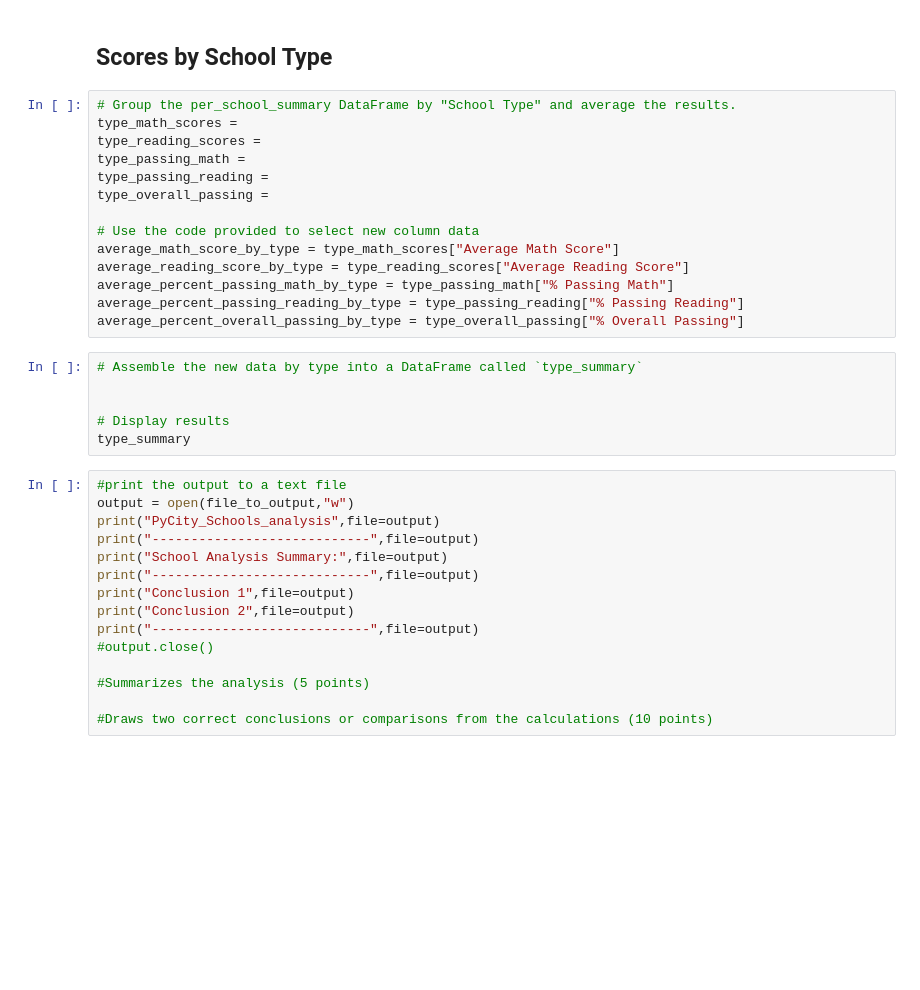
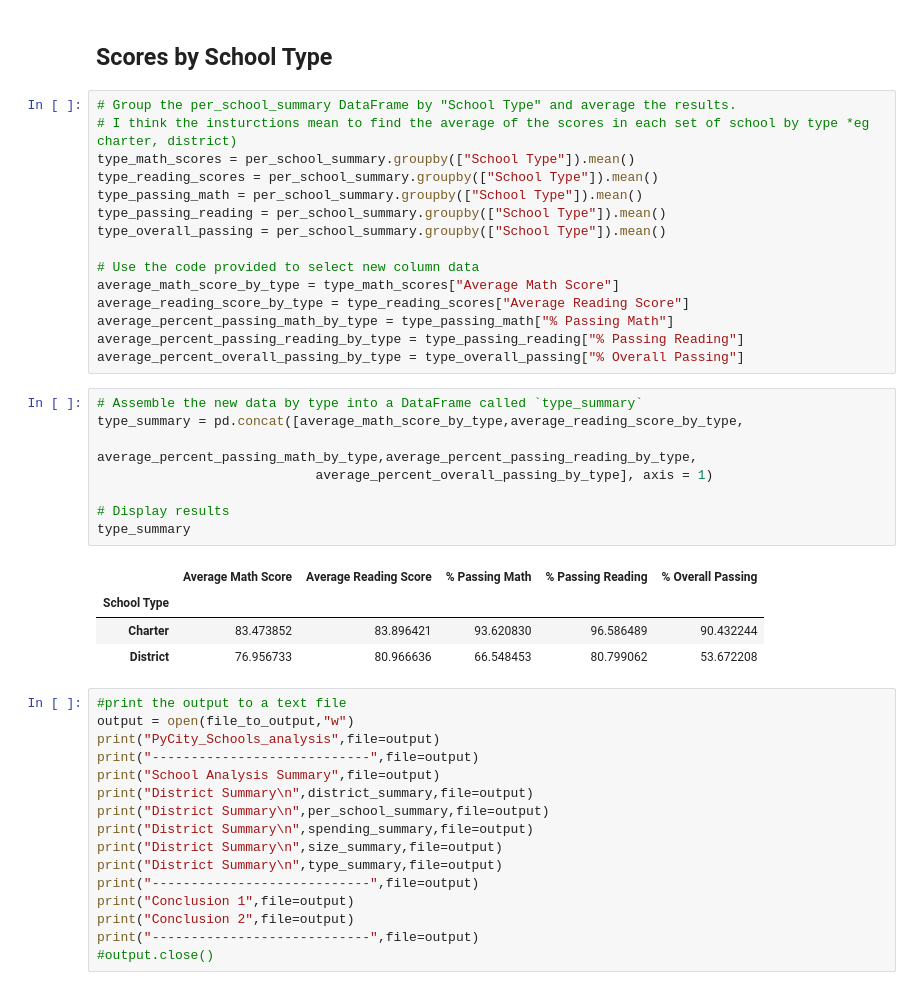
Before and after one commit to CMccormick0003/pandas-challenge, a Jupyter notebook: PyCitySchools/Pandas_wk4.ipynb, the cells around one changed output. Cells and saved outputs as stored; diff of their text form; blank space fills up the shorter version.

```diff
--- a/PyCitySchools/Pandas_wk4.ipynb
+++ b/PyCitySchools/Pandas_wk4.ipynb
@@ -668,11 +668,12 @@ size_summary
 ## Scores by School Type
 # %%
 # Group the per_school_summary DataFrame by "School Type" and average the results.
-type_math_scores =
-type_reading_scores =
-type_passing_math =
-type_passing_reading =
-type_overall_passing =
+# I think the insturctions mean to find the average of the scores in each set of school by type *eg charter, district)
+type_math_scores = per_school_summary.groupby(["School Type"]).mean()
+type_reading_scores = per_school_summary.groupby(["School Type"]).mean()
+type_passing_math = per_school_summary.groupby(["School Type"]).mean()
+type_passing_reading = per_school_summary.groupby(["School Type"]).mean()
+type_overall_passing = per_school_summary.groupby(["School Type"]).mean()
 
 # Use the code provided to select new column data
 average_math_score_by_type = type_math_scores["Average Math Score"]
@@ -682,22 +683,30 @@ average_percent_passing_reading_by_type = type_passing_reading["% Passing Readin
 average_percent_overall_passing_by_type = type_overall_passing["% Overall Passing"]
 # %%
 # Assemble the new data by type into a DataFrame called `type_summary`
-
+type_summary = pd.concat([average_math_score_by_type,average_reading_score_by_type,
+                             average_percent_passing_math_by_type,average_percent_passing_reading_by_type,
+                            average_percent_overall_passing_by_type], axis = 1)
 
 # Display results
 type_summary
+# %% [output]
+|  | Average Math Score | Average Reading Score | % Passing Math | % Passing Reading | % Overall Passing |
+| School Type |  |  |  |  |  |
+| Charter | 83.473852 | 83.896421 | 93.620830 | 96.586489 | 90.432244 |
+| District | 76.956733 | 80.966636 | 66.548453 | 80.799062 | 53.672208 |
 # %%
 #print the output to a text file
 output = open(file_to_output,"w")
 print("PyCity_Schools_analysis",file=output)
 print("----------------------------",file=output)
-print("School Analysis Summary:",file=output)
+print("School Analysis Summary",file=output)
+print("District Summary\n",district_summary,file=output)
+print("District Summary\n",per_school_summary,file=output)
+print("District Summary\n",spending_summary,file=output)
+print("District Summary\n",size_summary,file=output)
+print("District Summary\n",type_summary,file=output)
 print("----------------------------",file=output)
 print("Conclusion 1",file=output)
 print("Conclusion 2",file=output)
 print("----------------------------",file=output)
 #output.close()
-
-#Summarizes the analysis (5 points)
-
-#Draws two correct conclusions or comparisons from the calculations (10 points)
```
Also changed, not shown: 1 other file.
